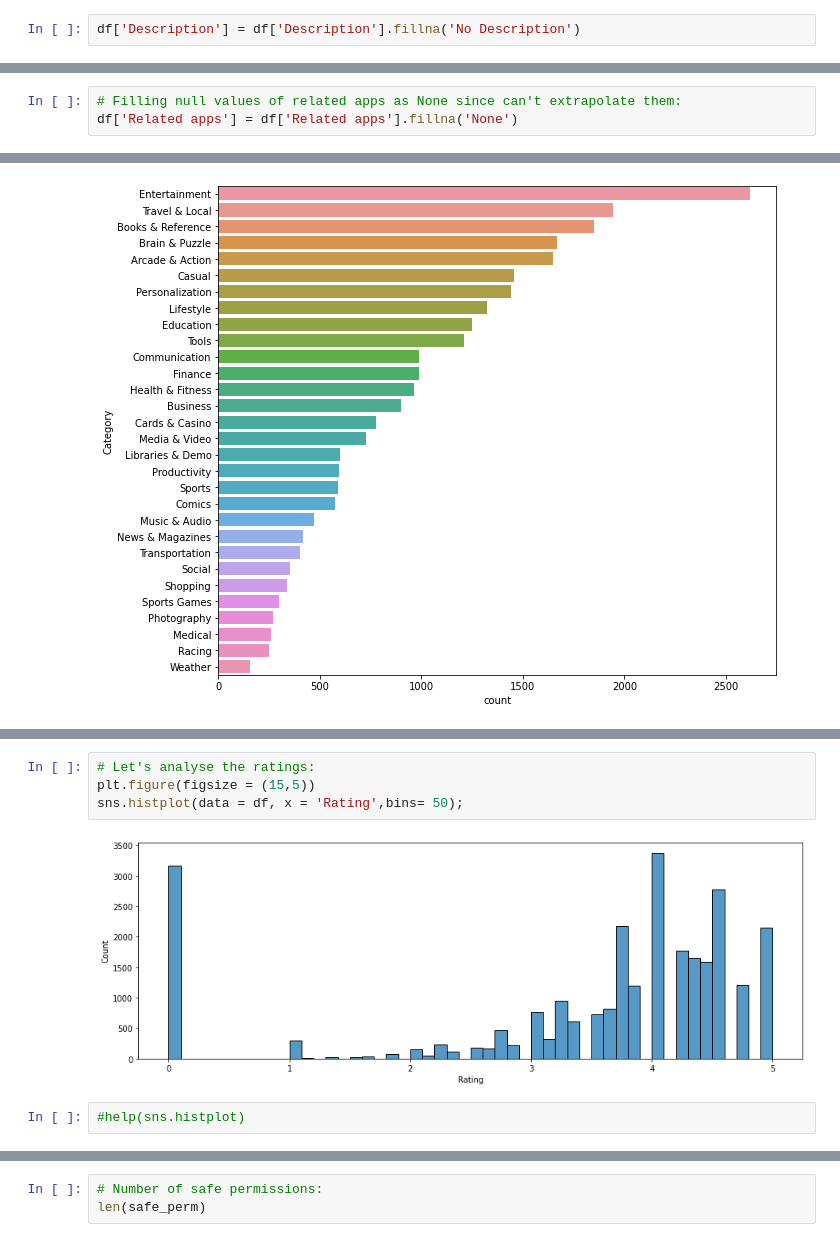
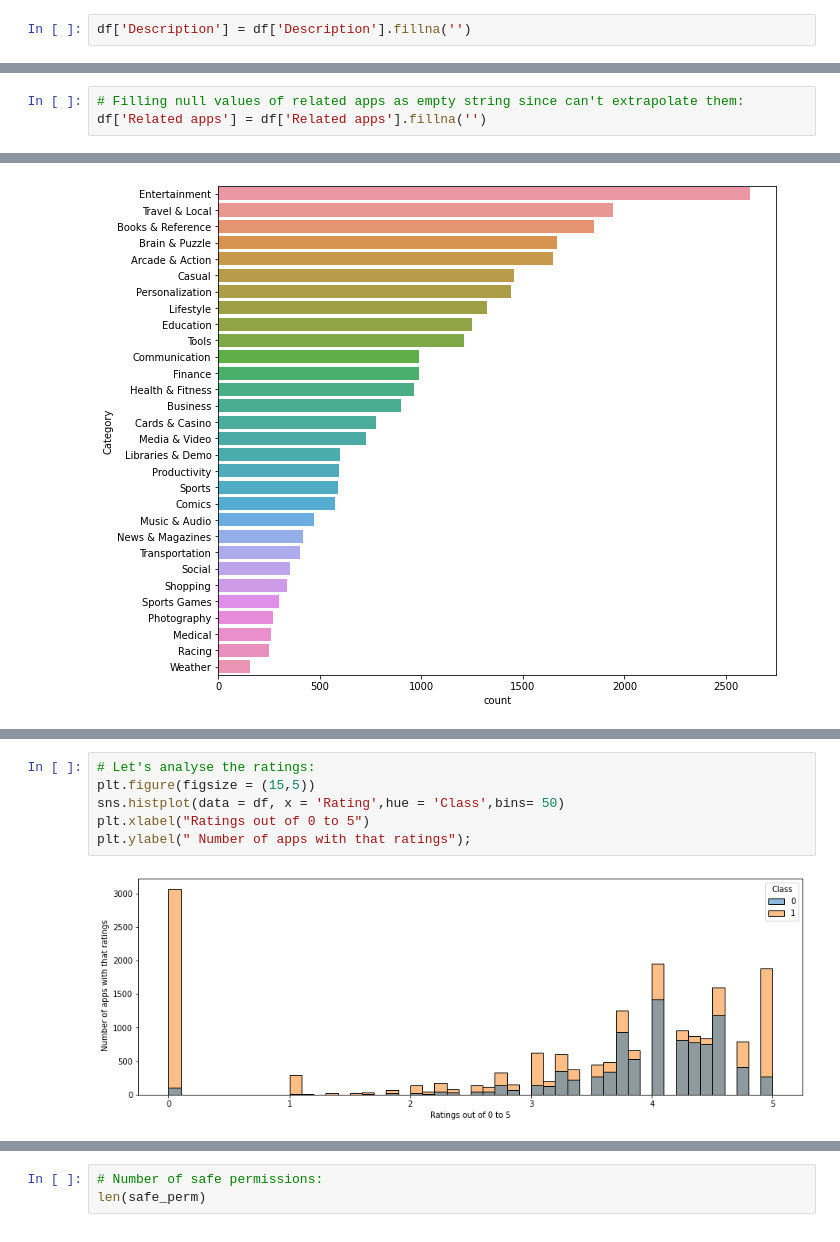
Before and after one commit to manisha-dhanuka/Supervised-Classification, a Jupyter notebook: Android_Authenticity_Prediction.ipynb, the cells around one changed output, grey strips where cells are left out. Cells and saved outputs as stored; diff of their text form.

```diff
--- a/Android_Authenticity_Prediction.ipynb
+++ b/Android_Authenticity_Prediction.ipynb
@@ -474,4 +474,4 @@ df[df['Description'].isnull()]
 | 29456 | Pedometer ***NEW*** | com.lexapps.pedometer | Health & Fitness | NaN | 3.0 | 94 | 0.0 | {com.luminant.pedometer, com.fate... | ... |
 3 rows × 184 columns
 # %%
-df['Description'] = df['Description'].fillna('No Description')
+df['Description'] = df['Description'].fillna('')
@@ -501,3 +489,3 @@ See the caveats in the documentation: https://pandas.pydata.org/pandas-docs/stab
 # %%
-# Filling null values of related apps as None since can't extrapolate them:
-df['Related apps'] = df['Related apps'].fillna('None')
+# Filling null values of related apps as empty string since can't extrapolate them:
+df['Related apps'] = df['Related apps'].fillna('')
@@ -549,11 +540,11 @@ plt.show()
 # %%
 # Let's analyse the ratings:
 plt.figure(figsize = (15,5))
-sns.histplot(data = df, x = 'Rating',bins= 50);
+sns.histplot(data = df, x = 'Rating',hue = 'Class',bins= 50)
+plt.xlabel("Ratings out of 0 to 5")
+plt.ylabel(" Number of apps with that ratings");
 # %% [output]
-[figure, old version]
+[figure, new version]
-# %%
-#help(sns.histplot)
 # %%
 # Analysing the number of ratings each app is getting:
 plt.figure(figsize = (15,5))
```
Also changed, not shown: parts of 51 cells of this notebook.
